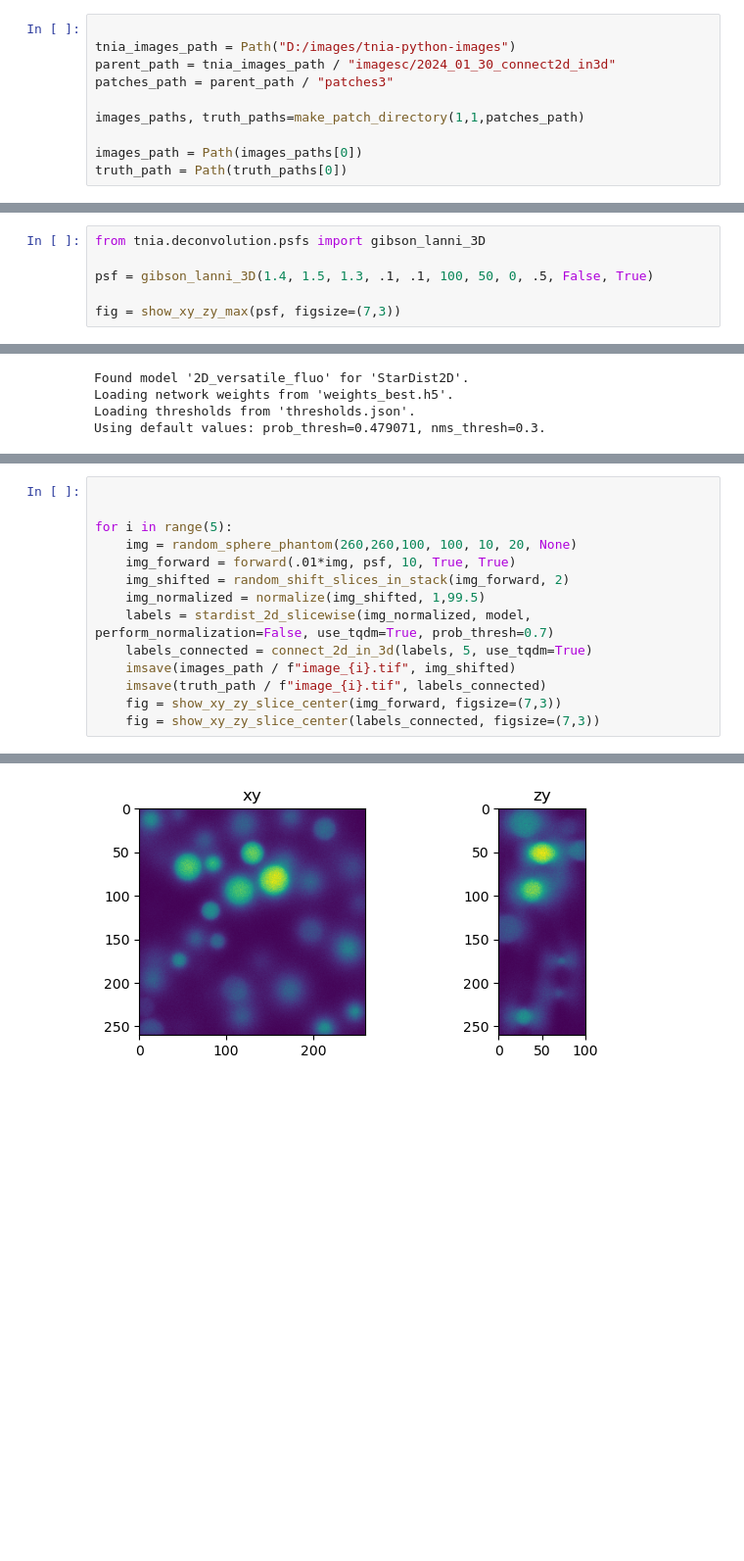
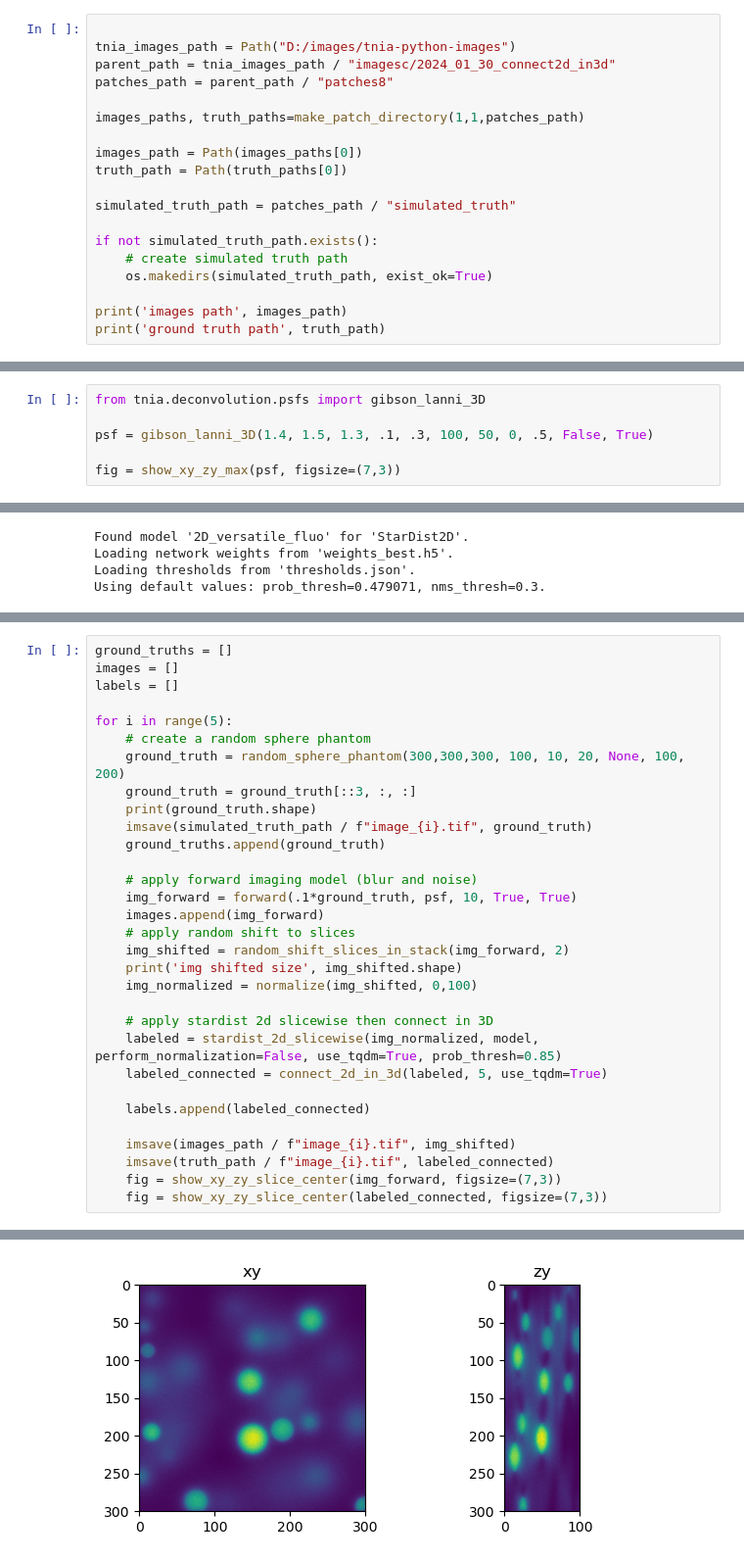
Before and after one commit to True-North-Intelligent-Algorithms/tnia-python, a Jupyter notebook: notebooks/imagesc/2024_01_30_connect2d_in3d/10_create_phantom.ipynb, the cells around one changed output, grey strips where cells are left out. Shown at 98% size. Saved outputs shown, nothing was run; the diff lists cells and outputs as text; blank space fills up the shorter version.

```diff
--- a/notebooks/imagesc/2024_01_30_connect2d_in3d/10_create_phantom.ipynb
+++ b/notebooks/imagesc/2024_01_30_connect2d_in3d/10_create_phantom.ipynb
@@ -12,9 +71,18 @@ from csbdeep.utils import normalize
 
 tnia_images_path = Path("D:/images/tnia-python-images")
 parent_path = tnia_images_path / "imagesc/2024_01_30_connect2d_in3d"
-patches_path = parent_path / "patches3"
+patches_path = parent_path / "patches8"
 
 images_paths, truth_paths=make_patch_directory(1,1,patches_path)
 
 images_path = Path(images_paths[0])
 truth_path = Path(truth_paths[0])
+
+simulated_truth_path = patches_path / "simulated_truth"
+
+if not simulated_truth_path.exists():
+    # create simulated truth path
+    os.makedirs(simulated_truth_path, exist_ok=True)
+
+print('images path', images_path)
+print('ground truth path', truth_path)
@@ -21,7 +96,7 @@ truth_path = Path(truth_paths[0])
 # %%
 from tnia.deconvolution.psfs import gibson_lanni_3D
 
-psf = gibson_lanni_3D(1.4, 1.5, 1.3, .1, .1, 100, 50, 0, .5, False, True)
+psf = gibson_lanni_3D(1.4, 1.5, 1.3, .1, .3, 100, 50, 0, .5, False, True)
 
 fig = show_xy_zy_max(psf, figsize=(7,3))
 # %% [output]
@@ -39,15 +127,32 @@ Using default values: prob_thresh=0.479071, nms_thresh=0.3.
 # %%
-
+ground_truths = []
+images = []
+labels = []
 
 for i in range(5):
-    img = random_sphere_phantom(260,260,100, 100, 10, 20, None)
-    img_forward = forward(.01*img, psf, 10, True, True)
+    # create a random sphere phantom
+    ground_truth = random_sphere_phantom(300,300,300, 100, 10, 20, None, 100, 200)
+    ground_truth = ground_truth[::3, :, :]
+    print(ground_truth.shape)
+    imsave(simulated_truth_path / f"image_{i}.tif", ground_truth)
+    ground_truths.append(ground_truth)
+
+    # apply forward imaging model (blur and noise)
+    img_forward = forward(.1*ground_truth, psf, 10, True, True)
+    images.append(img_forward)
+    # apply random shift to slices
     img_shifted = random_shift_slices_in_stack(img_forward, 2)
-    img_normalized = normalize(img_shifted, 1,99.5)
-    labels = stardist_2d_slicewise(img_normalized, model, perform_normalization=False, use_tqdm=True, prob_thresh=0.7)
-    labels_connected = connect_2d_in_3d(labels, 5, use_tqdm=True)
+    print('img shifted size', img_shifted.shape)
+    img_normalized = normalize(img_shifted, 0,100)
+
+    # apply stardist 2d slicewise then connect in 3D
+    labeled = stardist_2d_slicewise(img_normalized, model, perform_normalization=False, use_tqdm=True, prob_thresh=0.85)
+    labeled_connected = connect_2d_in_3d(labeled, 5, use_tqdm=True)
+
+    labels.append(labeled_connected)
+
     imsave(images_path / f"image_{i}.tif", img_shifted)
-    imsave(truth_path / f"image_{i}.tif", labels_connected)
+    imsave(truth_path / f"image_{i}.tif", labeled_connected)
     fig = show_xy_zy_slice_center(img_forward, figsize=(7,3))
-    fig = show_xy_zy_slice_center(labels_connected, figsize=(7,3))
+    fig = show_xy_zy_slice_center(labeled_connected, figsize=(7,3))
 # %% [output]
@@ -59 +174 @@ for i in range(5):
-[figure, old version]
+[figure, new version]
```
Also changed, not shown: parts of 18 cells of this notebook, 1 other file.
